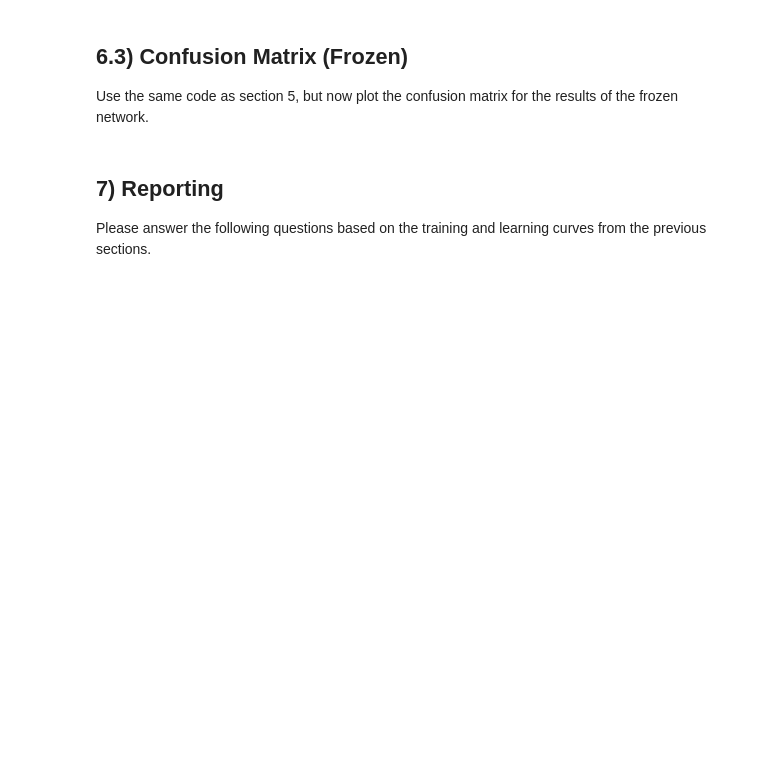
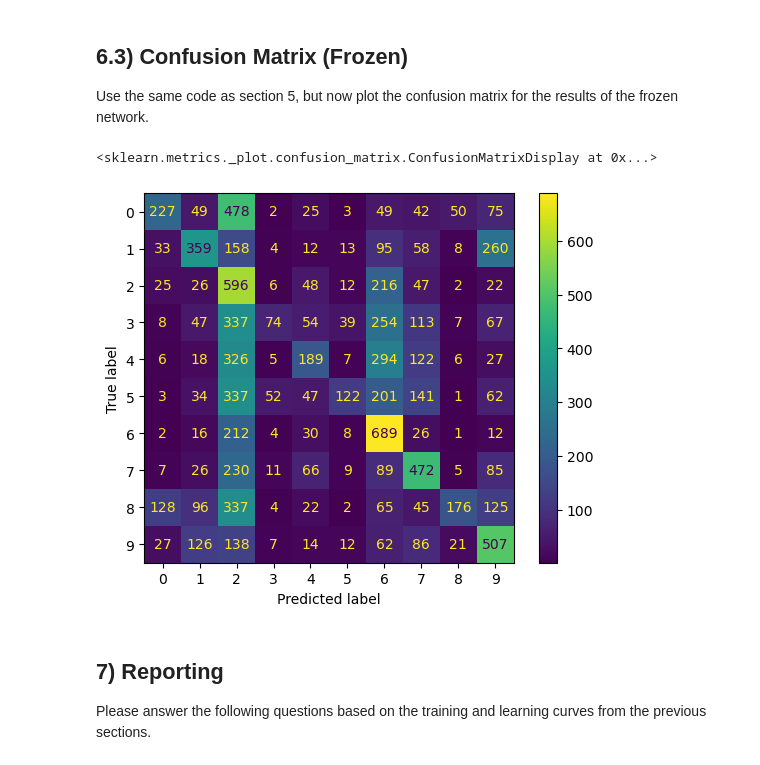
Before and after one commit to lpjones/Image-Classification, a Jupyter notebook: Phase_2.ipynb, the cells around one changed output. Saved outputs shown, nothing was run; the diff lists cells and outputs as text; code cells hidden in the pictures; blank space fills up the shorter version.

```diff
--- a/Phase_2.ipynb
+++ b/Phase_2.ipynb
@@ -131,7 +366,18 @@ num_epochs = 10
 
 Use the same code as section 5, but now plot the confusion matrix for the results of the frozen network.
 # %%
-# YOUR CODE HERE
+# Calculate the confusion matrix
+true_labels_frz, predicted_labels_frz = calculate_confusion_matrix(resnet18_frz, test_loader, classes)
+
+# Compute the confusion matrix
+confusion_mat_frz = confusion_matrix(true_labels_frz, predicted_labels_frz)
+
+
+disp = ConfusionMatrixDisplay(confusion_mat_frz)
+disp.plot()
+# %% [output]
+<sklearn.metrics._plot.confusion_matrix.ConfusionMatrixDisplay at 0x...>
+[figure, added]
 # %% [markdown]
 ## 7) Reporting
 
```
Also changed, not shown: parts of 14 cells of this notebook, 1 other file.
